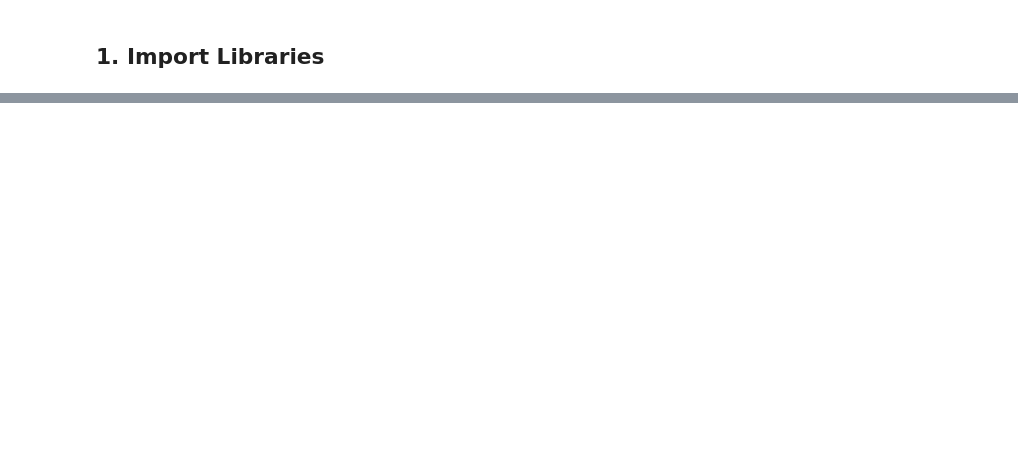
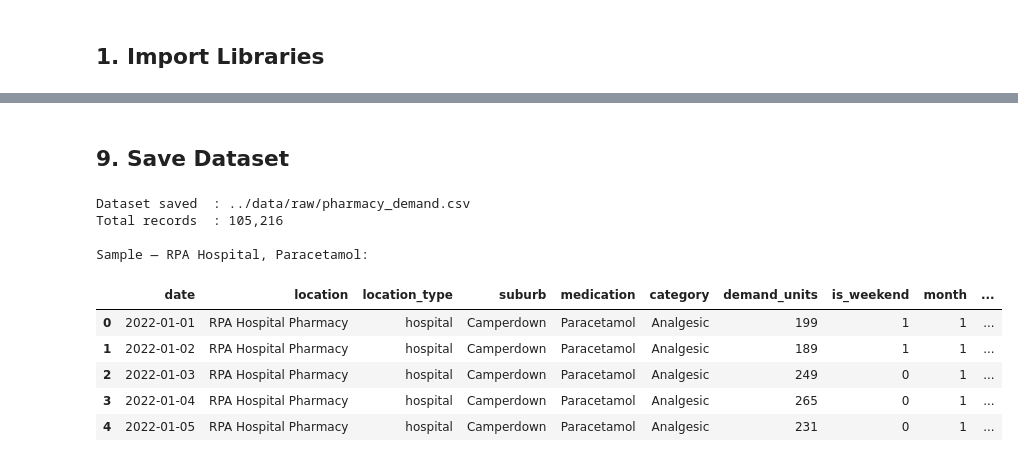
Before and after one commit to Amanda1005/MedStock-AU, a Jupyter notebook: notebooks/01_data_generation.ipynb, the cells around one changed output, grey strips where cells are left out. Drawn from its saved outputs; the diff is of its cells as text; code cells hidden in the pictures; blank space fills up the shorter version.

```diff
--- a/notebooks/01_data_generation.ipynb
+++ b/notebooks/01_data_generation.ipynb
@@ -37,0 +326,23 @@ Real hospital pharmacy data is subject to strict privacy regulations in Australi
+# %%
+reorder_points = {
+    'Paracetamol': 300, 'Ibuprofen': 220, 'Amoxicillin': 160,
+    'Metformin': 240,   'Atorvastatin': 200, 'Omeprazole': 180,
+    'Salbutamol': 120,  'Pantoprazole': 150, 'Codeine': 110,
+    'Ondansetron': 100, 'Enoxaparin': 80,    'Dexamethasone': 70,
+    'Sertraline': 130,  'Rosuvastatin': 170, 'Cetirizine': 140,
+}
+
+unit_costs = {
+    'Paracetamol': 0.05,  'Ibuprofen': 0.10,    'Amoxicillin': 0.80,
+    'Metformin': 0.15,    'Atorvastatin': 1.20,  'Omeprazole': 0.90,
+    'Salbutamol': 8.50,   'Pantoprazole': 1.10,  'Codeine': 0.45,
+    'Ondansetron': 3.20,  'Enoxaparin': 12.00,   'Dexamethasone': 2.50,
+    'Sertraline': 0.85,   'Rosuvastatin': 1.50,  'Cetirizine': 0.30,
+}
+
+df['reorder_point']  = df['medication'].map(reorder_points)
+df['unit_cost_aud']  = df['medication'].map(unit_costs)
+df['lead_time_days'] = np.random.randint(1, 5, len(df))
+
+print("Inventory features added.")
+print(f"Columns: {df.columns.tolist()}")
@@ -37,0 +401,22 @@ Real hospital pharmacy data is subject to strict privacy regulations in Australi
+# %% [markdown]
+## 9. Save Dataset
+# %%
+output_path = '../data/raw/pharmacy_demand.csv'
+df.to_csv(output_path, index=False)
+
+print(f"Dataset saved  : {output_path}")
+print(f"Total records  : {len(df):,}")
+print(f"\nSample — RPA Hospital, Paracetamol:")
+df[(df['location'] == 'RPA Hospital Pharmacy') &
+   (df['medication'] == 'Paracetamol')].head(5)
+# %% [output]
+Dataset saved  : ../data/raw/pharmacy_demand.csv
+Total records  : 105,216
+
+Sample — RPA Hospital, Paracetamol:
+|  | date | location | location_type | suburb | medication | category | demand_units | is_weekend | month | ... |
+| 0 | 2022-01-01 | RPA Hospital Pharmacy | hospital | Camperdown | Paracetamol | Analgesic | 199 | 1 | 1 | ... |
+| 1 | 2022-01-02 | RPA Hospital Pharmacy | hospital | Camperdown | Paracetamol | Analgesic | 189 | 1 | 1 | ... |
+| 2 | 2022-01-03 | RPA Hospital Pharmacy | hospital | Camperdown | Paracetamol | Analgesic | 249 | 0 | 1 | ... |
+| 3 | 2022-01-04 | RPA Hospital Pharmacy | hospital | Camperdown | Paracetamol | Analgesic | 265 | 0 | 1 | ... |
+| 4 | 2022-01-05 | RPA Hospital Pharmacy | hospital | Camperdown | Paracetamol | Analgesic | 231 | 0 | 1 | ... |
```
Also changed, not shown: parts of 16 cells of this notebook, 16 other files.
